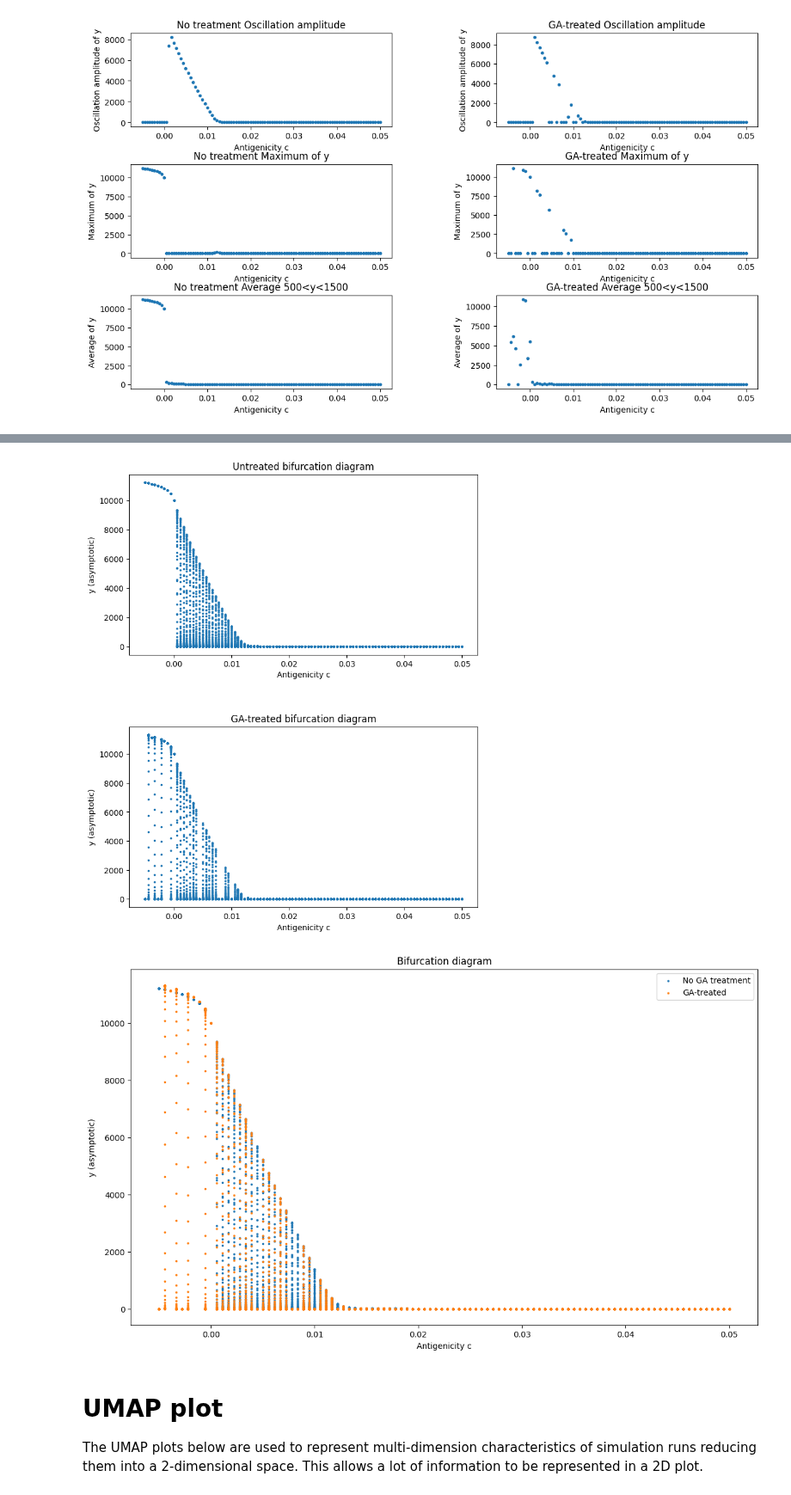
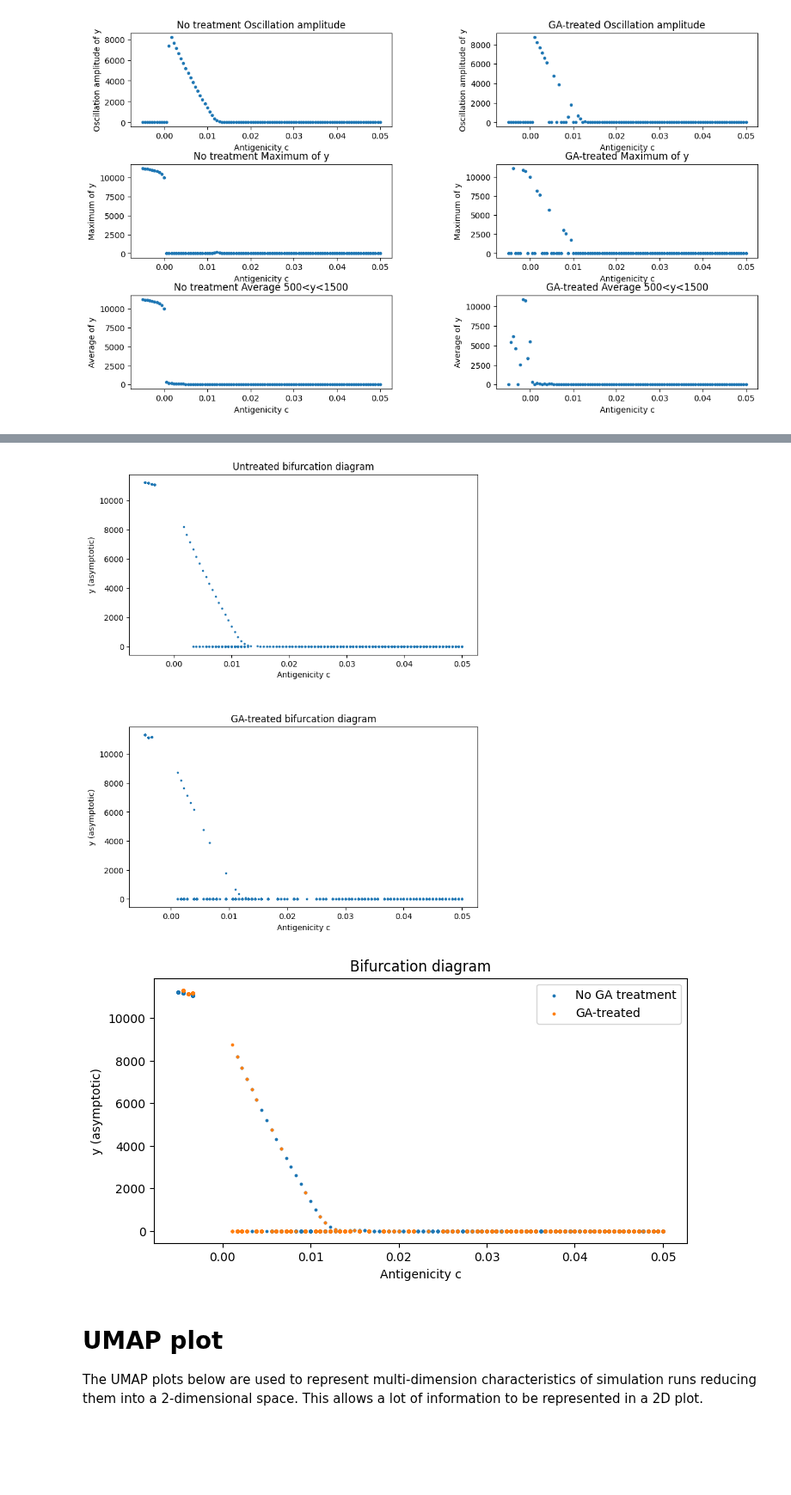
Before and after one commit to jrosgaard/KP_GA_tumor_model, a Jupyter notebook: analysis.ipynb, the cells around one changed output, grey strips where cells are left out. Shown at 86% size. Saved outputs shown, nothing was run; the diff lists cells and outputs as text; code cells hidden in the pictures; blank space fills up the shorter version.

```diff
--- a/analysis.ipynb
+++ b/analysis.ipynb
@@ -264,53 +255,68 @@ plt.show()
 # %%
 from scipy.signal import find_peaks
 
-bifur_c = []
-bifur_y = []
+bifur_c_non = []
+bifur_y_non = []
+
+for idx, f in enumerate(filepath_no_ga):
+    df = pd.read_csv(f)
+    y = df["y"].values
+    tail = y[-500:]
+    c_val = antigenicity_values_no_ga[idx]
+
+    peaks, _ = find_peaks(tail)
+    peak_vals = tail[peaks]
+
+    bifur_c_non.extend([c_val] * len(peak_vals))
+    bifur_y_non.extend(peak_vals.tolist())
+
+bifur_c_ga = []
+bifur_y_ga = []
 
 for idx, f in enumerate(filepath_w_ga):
     df = pd.read_csv(f)
     y = df["y"].values
-    tail = y[-1000:]
+    tail = y[-500:]
     c_val = antigenicity_values_ga[idx]
 
     peaks, _ = find_peaks(tail)
     peak_vals = tail[peaks]
 
-    bifur_c.extend([c_val] * len(peak_vals))
-    bifur_y.extend(peak_vals.tolist())
+    bifur_c_ga.extend([c_val] * len(peak_vals))
+    bifur_y_ga.extend(peak_vals.tolist())
 # %%
 
 plt.figure(figsize=(8, 10))
 plt.subplots_adjust(hspace=0.4, wspace=0.4)
 
 plt.subplot(2,1,1)
-plt.scatter(bifur_c0, bifur_y0, s=3)
+plt.scatter(bifur_c_non, bifur_y_non, s=3)
 plt.xlabel("Antigenicity c")
 plt.ylabel("y (asymptotic)")
 plt.title("Untreated bifurcation diagram")
 
 plt.subplot(2,1,2)
-plt.scatter(bifur_c1, bifur_y1, s=3)
+plt.scatter(bifur_c_ga, bifur_y_ga, s=3)
 plt.xlabel("Antigenicity c")
 plt.ylabel("y (asymptotic)")
 plt.title("GA-treated bifurcation diagram")
 plt.show()
 # %% [output]
-[figure, old version]
+[figure, new version]
 # %%
 
-plt.figure(figsize=(14, 8))
+plt.figure(figsize=(8, 4))
 
-plt.scatter(bifur_c0, bifur_y0, s=3, label='No GA treatment')
-plt.scatter(bifur_c1, bifur_y1, s=3, label='GA-treated')
+plt.scatter(bifur_c_non, bifur_y_non, s=3, label='No GA treatment')
+plt.scatter(bifur_c_ga, bifur_y_ga, s=3, label='GA-treated')
 
 plt.xlabel("Antigenicity c")
 plt.ylabel("y (asymptotic)")
 plt.title("Bifurcation diagram")
 plt.legend(loc='upper right')
 plt.show()
 # %% [output]
-[figure, old version]
+[figure, new version]
 # %% [markdown]
 # UMAP plot
 
```
Also changed, not shown: parts of 3 cells of this notebook.
